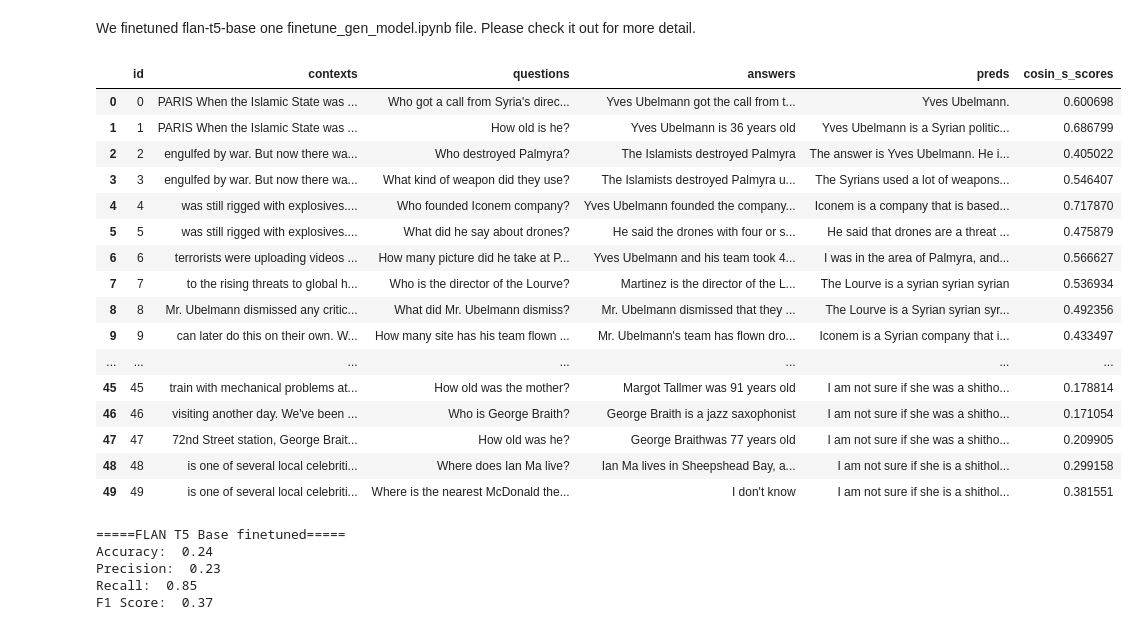
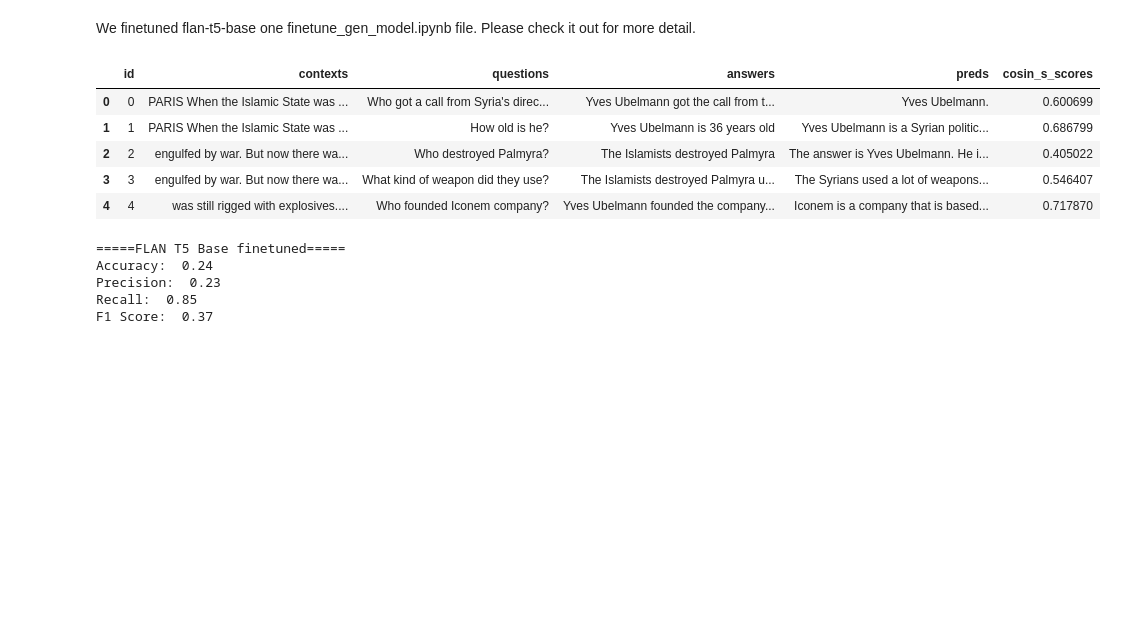
Before and after one commit to robinviltoriano/NLP_Assignment_2, a Jupyter notebook: final.ipynb, the cells around one changed output. Cells and saved outputs as stored; diff of their text form; code cells hidden in the pictures; blank space fills up the shorter version.

```diff
--- a/final.ipynb
+++ b/final.ipynb
@@ -966,14 +926,14 @@ def handle_qa(query):
 preds = []
 cosin_s_scores = []
 for i, row in df.iterrows():
-    answer = handle_qa(row[2])
+    answer = handle_qa(row.iloc[2])
     preds.append(answer[-1])
 
-    cosin_s_score = cosine_similarity(answer[-1], row[3], embedding_model)
+    cosin_s_score = cosine_similarity(answer[-1], row.iloc[3], embedding_model)
     cosin_s_scores.append(cosin_s_score[0])
 
 df['preds'] = preds
 df['cosin_s_scores'] = cosin_s_scores
-df
+df.head()
 # %% [output]
 |  | id | contexts | questions | answers | preds | cosin_s_scores |
@@ -1024,46 +977,35 @@ We finetuned flan-t5-base one finetune_gen_model.ipynb file. Please check it out
 # %%
 rag_chain = get_conversation_chain(retriever, model_name='James449/nlp-t5-qa-model')
 
 chat_history = []
 
 def handle_qa(query):
     ai_msg = rag_chain.invoke({"question": query, "chat_history": chat_history})
     if len(chat_history) >= 10:
         chat_history.pop(0)
         chat_history.pop(0)
     chat_history.extend([HumanMessage(content=query), ai_msg])
     return chat_history
 
 preds = []
 cosin_s_scores = []
 for i, row in df.iterrows():
-    answer = handle_qa(row[2])
+    answer = handle_qa(row.iloc[2])
     preds.append(answer[-1])
 
-    cosin_s_score = cosine_similarity(answer[-1], row[3], embedding_model)
+    cosin_s_score = cosine_similarity(answer[-1], row.iloc[3], embedding_model)
     cosin_s_scores.append(cosin_s_score[0])
 
 df['preds'] = preds
 df['cosin_s_scores'] = cosin_s_scores
-df
+df.head()
 # %% [output]
 |  | id | contexts | questions | answers | preds | cosin_s_scores |
-| 0 | 0 | PARIS When the Islamic State was ... | Who got a call from Syria's direc... | Yves Ubelmann got the call from t... | Yves Ubelmann. | 0.600698 |
+| 0 | 0 | PARIS When the Islamic State was ... | Who got a call from Syria's direc... | Yves Ubelmann got the call from t... | Yves Ubelmann. | 0.600699 |
 | 1 | 1 | PARIS When the Islamic State was ... | How old is he? | Yves Ubelmann is 36 years old | Yves Ubelmann is a Syrian politic... | 0.686799 |
 | 2 | 2 | engulfed by war. But now there wa... | Who destroyed Palmyra? | The Islamists destroyed Palmyra | The answer is Yves Ubelmann. He i... | 0.405022 |
 | 3 | 3 | engulfed by war. But now there wa... | What kind of weapon did they use? | The Islamists destroyed Palmyra u... | The Syrians used a lot of weapons... | 0.546407 |
 | 4 | 4 | was still rigged with explosives.... | Who founded Iconem company? | Yves Ubelmann founded the company... | Iconem is a company that is based... | 0.717870 |
-| 5 | 5 | was still rigged with explosives.... | What did he say about drones? | He said the drones with four or s... | He said that drones are a threat ... | 0.475879 |
-| 6 | 6 | terrorists were uploading videos ... | How many picture did he take at P... | Yves Ubelmann and his team took 4... | I was in the area of Palmyra, and... | 0.566627 |
-| 7 | 7 | to the rising threats to global h... | Who is the director of the Lourve? | Martinez is the director of the L... | The Lourve is a syrian syrian syrian | 0.536934 |
-| 8 | 8 | Mr. Ubelmann dismissed any critic... | What did Mr. Ubelmann dismiss? | Mr. Ubelmann dismissed that they ... | The Lourve is a Syrian syrian syr... | 0.492356 |
-| 9 | 9 | can later do this on their own. W... | How many site has his team flown ... | Mr. Ubelmann's team has flown dro... | Iconem is a Syrian company that i... | 0.433497 |
-| ... | ... | ... | ... | ... | ... | ... |
-| 45 | 45 | train with mechanical problems at... | How old was the mother? | Margot Tallmer was 91 years old | I am not sure if she was a shitho... | 0.178814 |
-| 46 | 46 | visiting another day. We've been ... | Who is George Braith? | George Braith is a jazz saxophonist | I am not sure if she was a shitho... | 0.171054 |
-| 47 | 47 | 72nd Street station, George Brait... | How old was he? | George Braithwas 77 years old | I am not sure if she was a shitho... | 0.209905 |
-| 48 | 48 | is one of several local celebriti... | Where does Ian Ma live? | Ian Ma lives in Sheepshead Bay, a... | I am not sure if she is a shithol... | 0.299158 |
-| 49 | 49 | is one of several local celebriti... | Where is the nearest McDonald the... | I don't know | I am not sure if she is a shithol... | 0.381551 |
 # %%
 false_df = df[df['cosin_s_scores'] < 0.5]
 true_df = df[df['cosin_s_scores'] >= 0.5]
```
Also changed, not shown: parts of 17 cells of this notebook, 3 other files.
